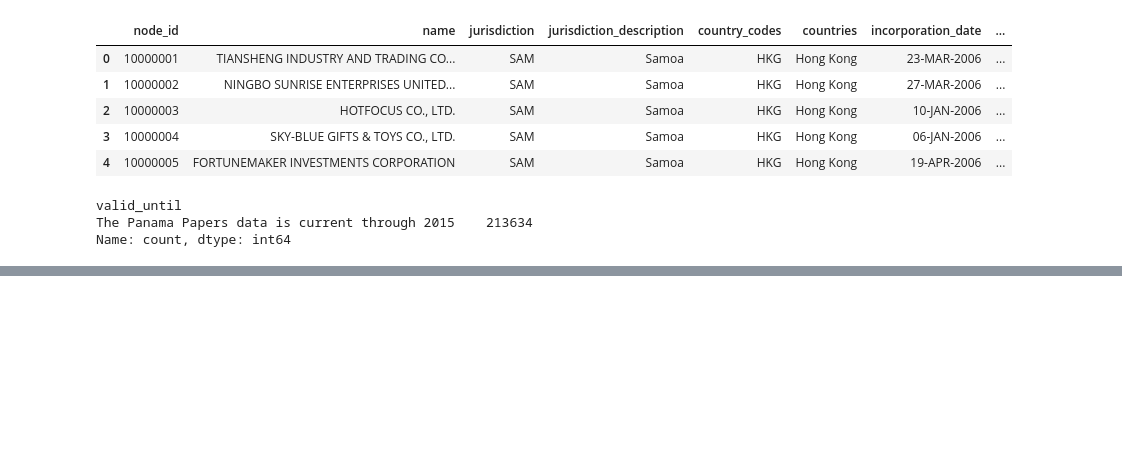
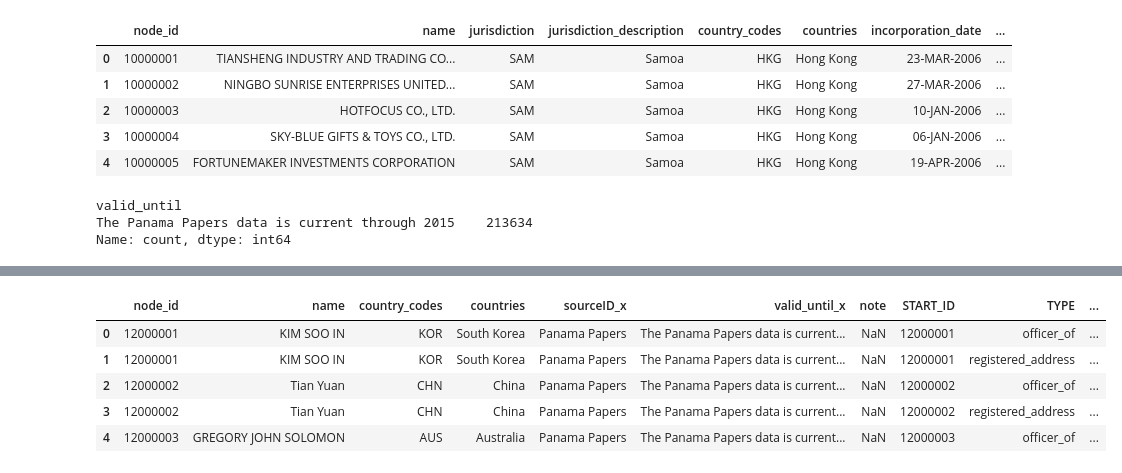
Before and after one commit to dimcel/Panama_papers_SQL, a Jupyter notebook: project.ipynb, the cells around one changed output, grey strips where cells are left out. Cells and saved outputs as stored; diff of their text form; code cells hidden in the pictures; blank space fills up the shorter version.

```diff
--- a/project.ipynb
+++ b/project.ipynb
@@ -314,0 +337,11 @@ Name: count, dtype: int64
+# %%
+test = pd.merge(officer,edges, how = 'inner', left_on = 'node_id', right_on = 'START_ID')
+# %%
+test.head()
+# %% [output]
+|  | node_id | name | country_codes | countries | sourceID_x | valid_until_x | note | START_ID | TYPE | ... |
+| 0 | 12000001 | KIM SOO IN | KOR | South Korea | Panama Papers | The Panama Papers data is current... | NaN | 12000001 | officer_of | ... |
+| 1 | 12000001 | KIM SOO IN | KOR | South Korea | Panama Papers | The Panama Papers data is current... | NaN | 12000001 | registered_address | ... |
+| 2 | 12000002 | Tian Yuan | CHN | China | Panama Papers | The Panama Papers data is current... | NaN | 12000002 | officer_of | ... |
+| 3 | 12000002 | Tian Yuan | CHN | China | Panama Papers | The Panama Papers data is current... | NaN | 12000002 | registered_address | ... |
+| 4 | 12000003 | GREGORY JOHN SOLOMON | AUS | Australia | Panama Papers | The Panama Papers data is current... | NaN | 12000003 | officer_of | ... |
```
Also changed, not shown: parts of 25 cells of this notebook, 1 other file.
